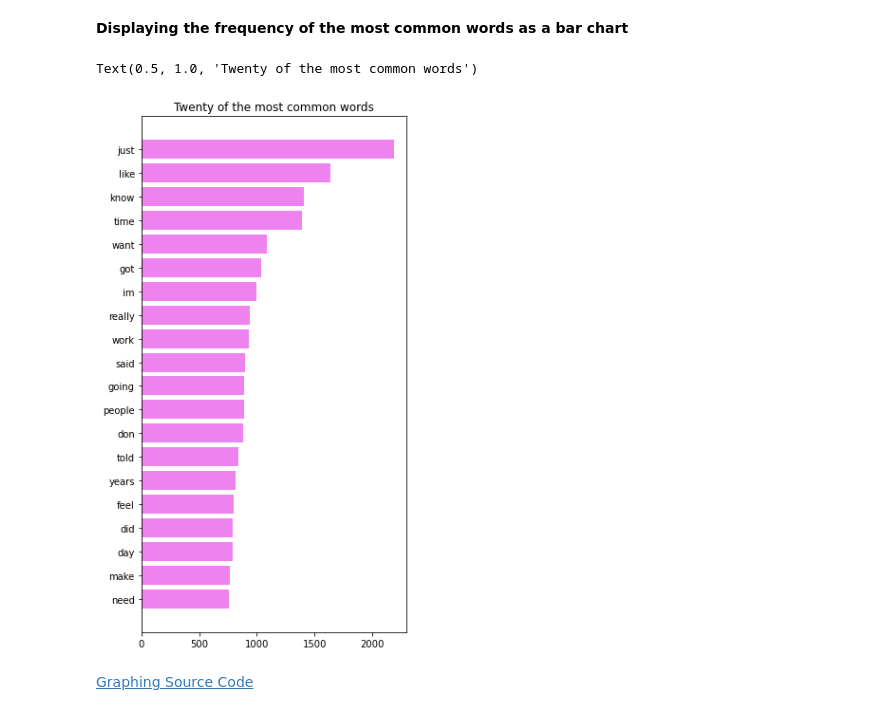
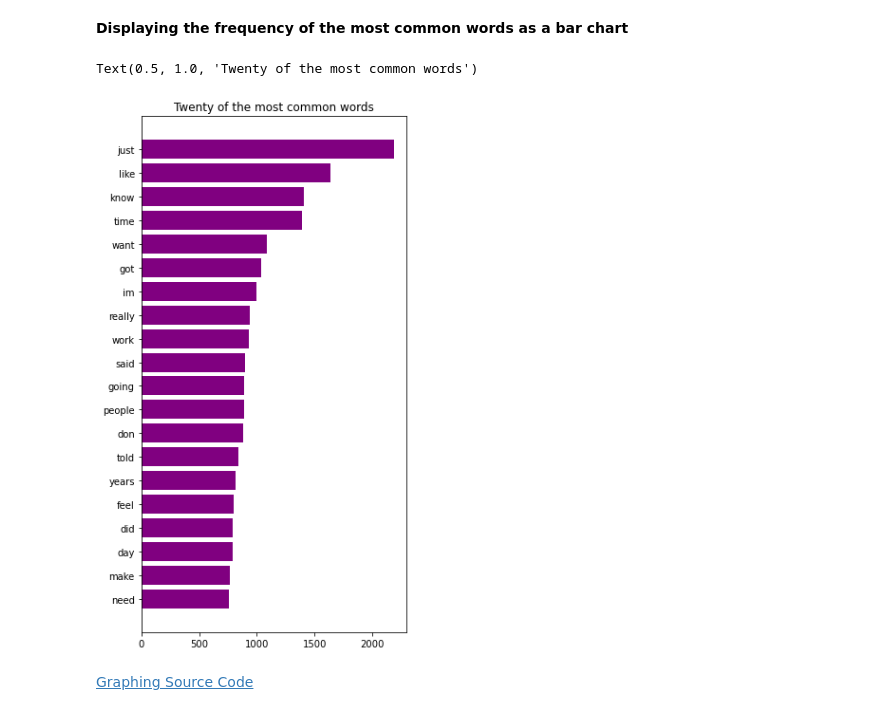
Before and after one commit to akamara05/NLP_reddit_project, a Jupyter notebook: Part 3 EDA.ipynb, the cells around one changed output. Cells and saved outputs as stored; diff of their text form; code cells hidden in the pictures.

```diff
--- a/Part 3 EDA.ipynb
+++ b/Part 3 EDA.ipynb
@@ -212,12 +224,12 @@ ranked = np.array(sorted(words, key=lambda x:x[1], reverse=True))
 # %%
 n = 20
 plt.figure(figsize=(5, 10))
-plt.barh(-np.arange(n),ranked[:n, 1].astype(float), height=.8, color ='violet')
+plt.barh(-np.arange(n),ranked[:n, 1].astype(float), height=.8, color ='purple')
 plt.yticks(ticks=-np.arange(n), labels=ranked[:n, 0]);
 plt.title('Twenty of the most common words')
 # %% [output]
 Text(0.5, 1.0, 'Twenty of the most common words')
-[figure, old version]
+[figure, new version]
 # %% [markdown]
 [Graphing Source Code](https://stackoverflow.com/questions/59340203/how-to-draw-bar-plot-of-30-most-common-words-found-in-fake-news-in-jupyter-noteb)
 # %% [markdown]
```
Also changed, not shown: parts of 8 cells of this notebook, 3 other files.
